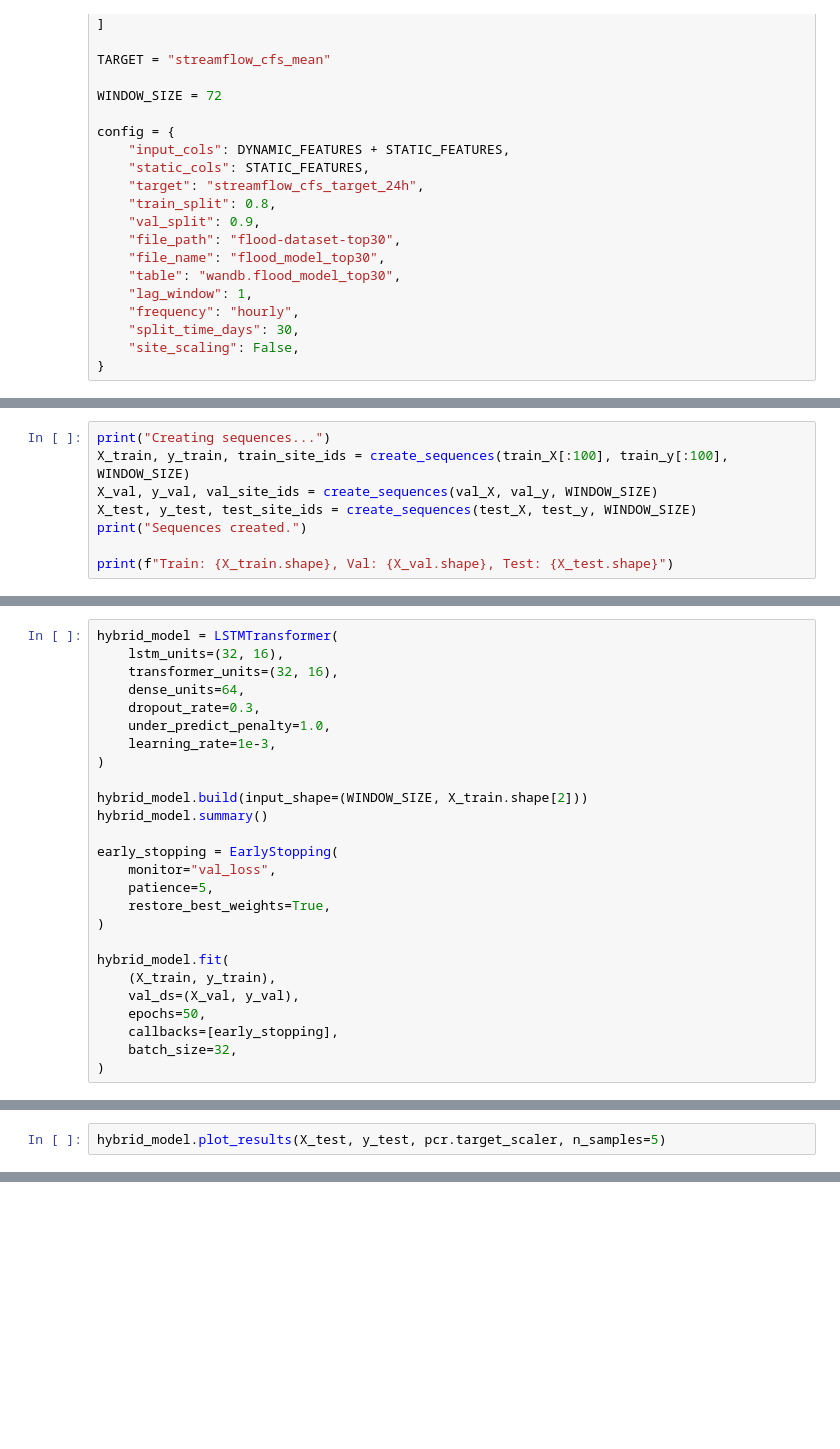
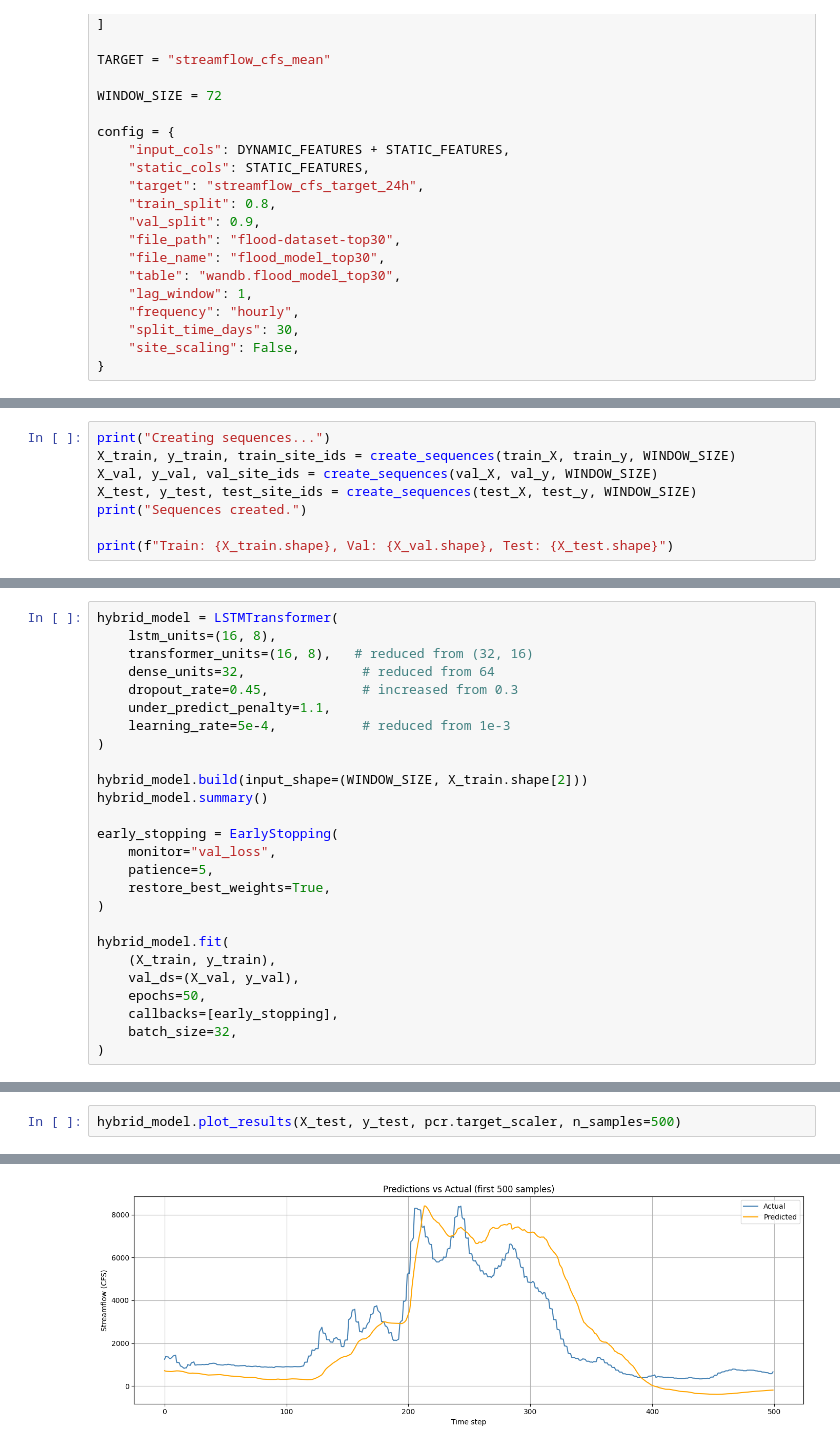
Before and after one commit to connorjsmith28/Flood-Forecasting, a Jupyter notebook: notebooks/model_training/hybrid/series/lstm_transformer.ipynb, the cells around one changed output, grey strips where cells are left out. Saved outputs shown, nothing was run; the diff lists cells and outputs as text; blank space fills up the shorter version.

Commit message:
ran hybrid

```diff
--- a/notebooks/model_training/hybrid/series/lstm_transformer.ipynb
+++ b/notebooks/model_training/hybrid/series/lstm_transformer.ipynb
@@ -79,7 +79,7 @@ Series: 'site_id' [str]
 (4818417, 31)
 # %%
 print("Creating sequences...")
-X_train, y_train, train_site_ids = create_sequences(train_X[:100], train_y[:100], WINDOW_SIZE)
+X_train, y_train, train_site_ids = create_sequences(train_X, train_y, WINDOW_SIZE)
 X_val, y_val, val_site_ids = create_sequences(val_X, val_y, WINDOW_SIZE)
 X_test, y_test, test_site_ids = create_sequences(test_X, test_y, WINDOW_SIZE)
 print("Sequences created.")
@@ -92,11 +92,11 @@ Train: (28, 72, 28), Val: (338798, 72, 28), Test: (338699, 72, 28)
 # %%
 hybrid_model = LSTMTransformer(
-    lstm_units=(32, 16),
-    transformer_units=(32, 16),
-    dense_units=64,
-    dropout_rate=0.3,
-    under_predict_penalty=1.0,
-    learning_rate=1e-3,
+    lstm_units=(16, 8),
+    transformer_units=(16, 8),   # reduced from (32, 16)
+    dense_units=32,               # reduced from 64
+    dropout_rate=0.45,            # increased from 0.3
+    under_predict_penalty=1.1,
+    learning_rate=5e-4,           # reduced from 1e-3
 )
 
 hybrid_model.build(input_shape=(WINDOW_SIZE, X_train.shape[2]))
@@ -147,2 +183,3 @@ hybrid_model.evaluate(X_test, y_test, test_site_ids, pcr.target_scaler)
 # %%
-hybrid_model.plot_results(X_test, y_test, pcr.target_scaler, n_samples=5)
+hybrid_model.plot_results(X_test, y_test, pcr.target_scaler, n_samples=500)
+# %% [output]
@@ -148,0 +187 @@ hybrid_model.plot_results(X_test, y_test, pcr.target_scaler, n_samples=5)
+[figure, added]
```
Also changed, not shown: parts of 7 cells of this notebook, 3 other files.
